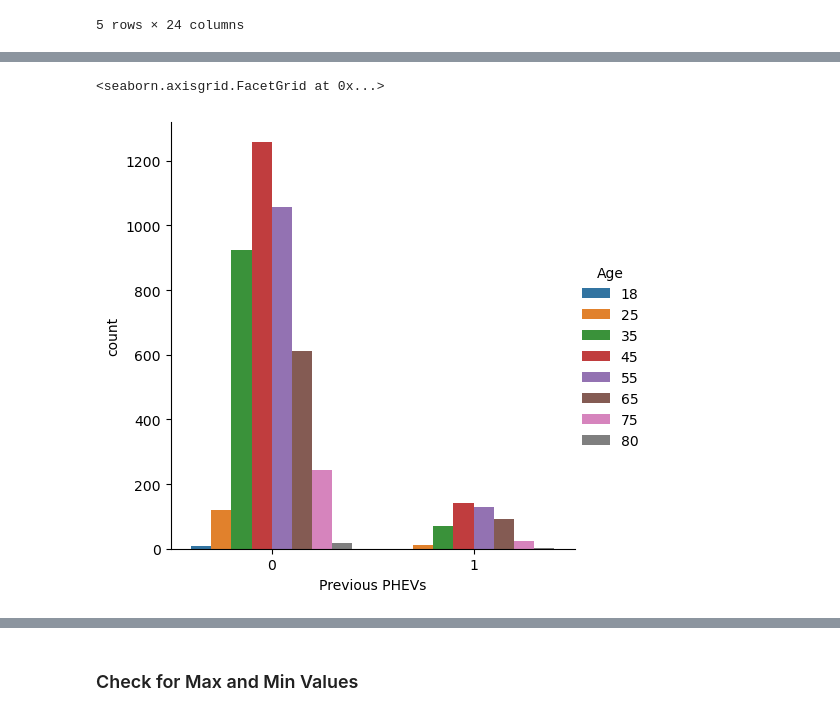
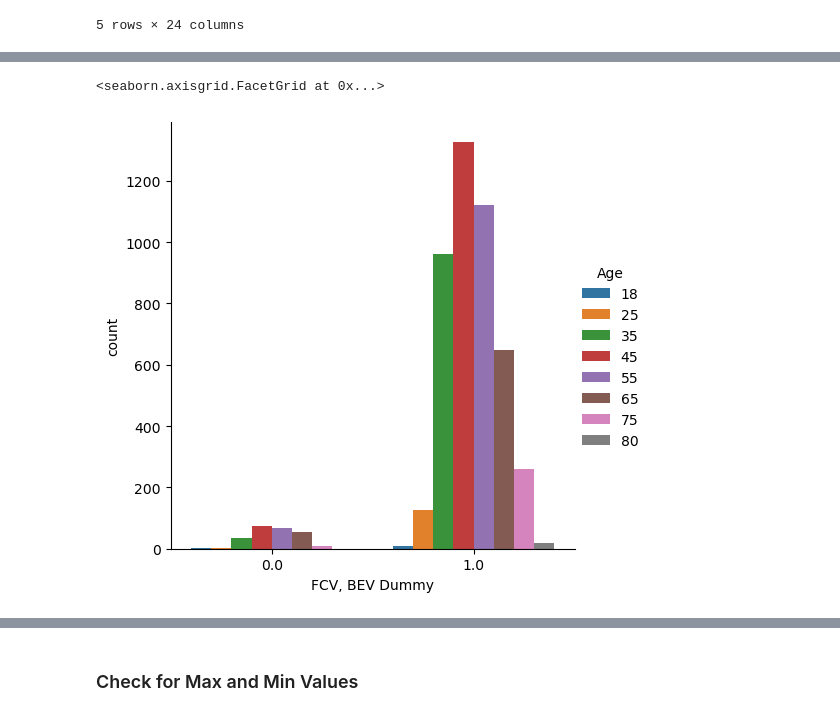
Before and after one commit to whartzler/Class_Project, a Jupyter notebook: COPY_Project_Template.ipynb, the cells around one changed output, grey strips where cells are left out. Cells and saved outputs as stored; diff of their text form; code cells hidden in the pictures.

Commit message:
Add files via upload
Added demo visualizations of the FCV, BEV dummy variable

Signed-off-by: Ryan Devillier <115128743+RyanDevillier@users.noreply.github.com>

```diff
--- a/COPY_Project_Template.ipynb
+++ b/COPY_Project_Template.ipynb
@@ -263,5 +275,5 @@ fcv_df.head()
 # %%
-sns.catplot(x = 'Previous PHEVs', hue = 'Age', data = fcv_df, kind = 'count')
+sns.catplot(x = 'FCV, BEV Dummy', hue = 'Age', data = fcv_df, kind = 'count')
 # %% [output]
 <seaborn.axisgrid.FacetGrid at 0x...>
-[figure, old version]
+[figure, new version]
```
Also changed, not shown: parts of 6 cells of this notebook.
